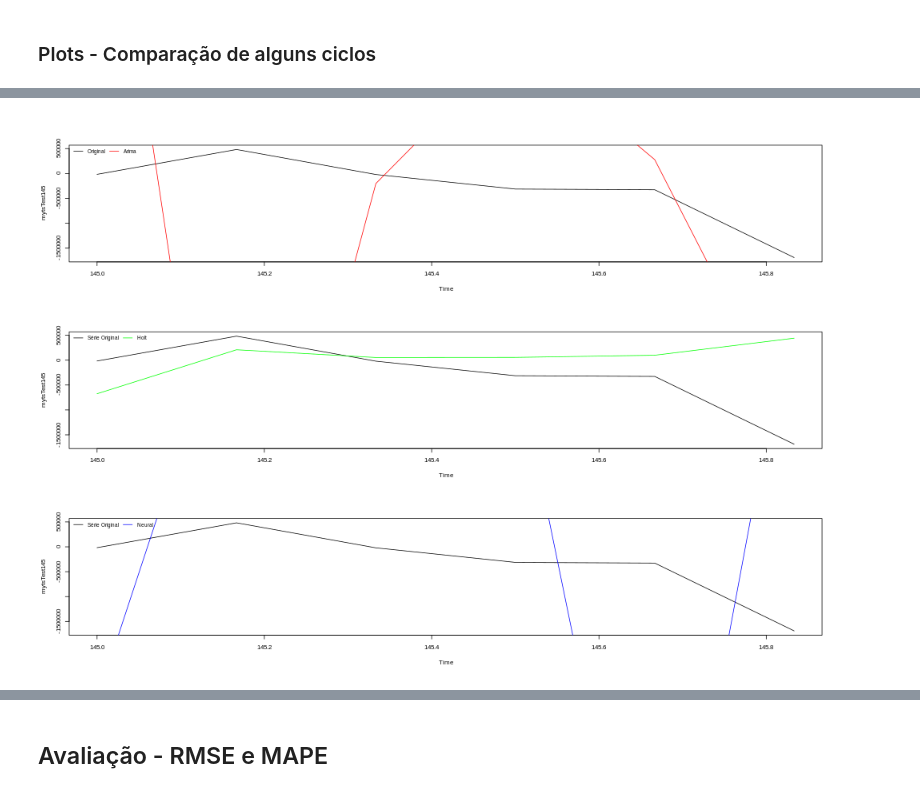
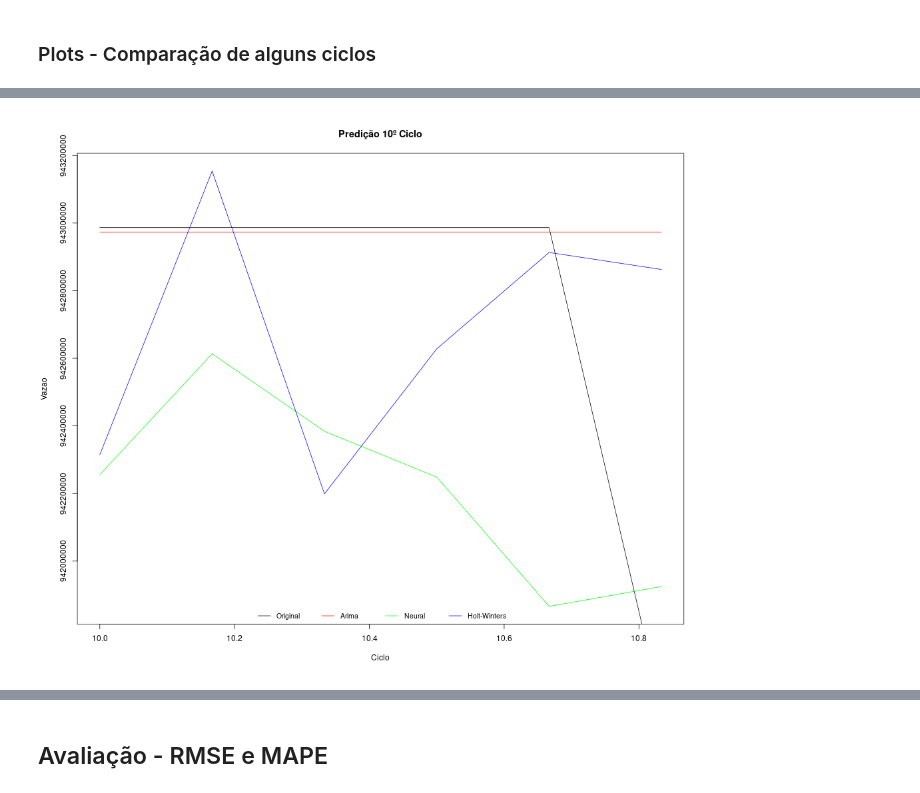
Before and after one commit to LarcesUece/UECE-RNP-PMon2022, a Jupyter notebook: Analise_Cubic_Esmond_Vazao.ipynb, the cells around one changed output, grey strips where cells are left out. Drawn from its saved outputs; the diff is of its cells as text; code cells hidden in the pictures.

```diff
--- a/Analise_Cubic_Esmond_Vazao.ipynb
+++ b/Analise_Cubic_Esmond_Vazao.ipynb
@@ -581,3 +809,36 @@ mytsHoltETS168 = ets(mytsTrain168, model = 'ZAA', damped = T)
 # %% [markdown]
 ### Previsões
+# %%
+%%R # Previsão ARIMA
+
+prevArima3 = forecast(mytsArima3, h=6)
+prevArima6 = forecast(mytsArima6, h=6)
+prevArima9 = forecast(mytsArima9, h=6)
+prevArima12 = forecast(mytsArima12, h=6)
+prevArima15 = forecast(mytsArima15, h=6)
+prevArima18 = forecast(mytsArima18, h=6)
+prevArima21 = forecast(mytsArima21, h=6)
+prevArima24 = forecast(mytsArima24, h=6)
+prevArima27 = forecast(mytsArima27, h=6)
+prevArima30 = forecast(mytsArima30, h=6)
+prevArima33 = forecast(mytsArima33, h=6)
+prevArima36 = forecast(mytsArima36, h=6)
+prevArima39 = forecast(mytsArima39, h=6)
+prevArima42 = forecast(mytsArima42, h=6)
+prevArima45 = forecast(mytsArima45, h=6)
+prevArima48 = forecast(mytsArima48, h=6)
+prevArima51 = forecast(mytsArima51, h=6)
+prevArima54 = forecast(mytsArima54, h=6)
+prevArima57 = forecast(mytsArima57, h=6)
+prevArima60 = forecast(mytsArima60, h=6)
+prevArima63 = forecast(mytsArima63, h=6)
+prevArima66 = forecast(mytsArima66, h=6)
+prevArima69 = forecast(mytsArima69, h=6)
+prevArima72 = forecast(mytsArima72, h=6)
+prevArima75 = forecast(mytsArima75, h=6)
+prevArima78 = forecast(mytsArima78, h=6)
+prevArima81 = forecast(mytsArima81, h=6)
+prevArima84 = forecast(mytsArima84, h=6)
+prevArima87 = forecast(mytsArima87, h=6)
+prevArima90 = forecast(mytsArima90, h=6)
 # %%
@@ -724,17 +912,13 @@ legend("topleft", legend = c("Série Original", "Neural"), col = c("black", "blu
-# %%
-%%R -h 700 -w 1000 # ciclo 10
-
-par(mfrow = c(3, 1))
-plot(mytsTest145)
-lines(prevArima144$mean, col="red")
-legend("topleft", legend = c("Original", "Arima"), col = c("black", "red"), lty=1:1, cex=0.8, bty = "n", horiz=T)
-
-plot(mytsTest145)
-lines(prevHolt144$mean, col="green")
-legend("topleft", legend = c("Série Original", "Holt"), col = c("black", "green"), lty=1:1, cex=0.8, bty = "n", horiz=T)
-
-plot(mytsTest145)
-lines(prevNeural144$mean, col="blue")
-legend("topleft", legend = c("Série Original", "Neural"), col = c("black", "blue"), lty=1:1, cex=0.8, bty = "n", horiz=T)
-# %% [output]
-[figure, removed]
+# %%
+%%R -h 840 -w 1000 # ciclo 10
+
+mini = min(prevArima9$mean, prevNeural9$mean, prevHoltETS9$mean) - 1000
+maxi = max(prevArima9$mean, prevNeural9$mean, prevHoltETS9$mean) + 1000
+plot(mytsTest10, main= "Predição 10º Ciclo", xlab="Ciclo", ylab="Vazao", ylim=c(mini, maxi))
+lines(prevArima9$mean, col="red")
+lines(prevNeural9$mean, col="green")
+lines(prevHoltETS9$mean, col="blue")
+legend("bottom", legend = c("Original", "Arima", "Neural","Holt-Winters"),
+       col = c("black", "red","green","blue"), lty=1:1, cex=0.87, bty = "n", horiz=T)
+# %% [output]
+[figure, added]
```
Also changed, not shown: parts of 57 cells of this notebook, 3 other files.
